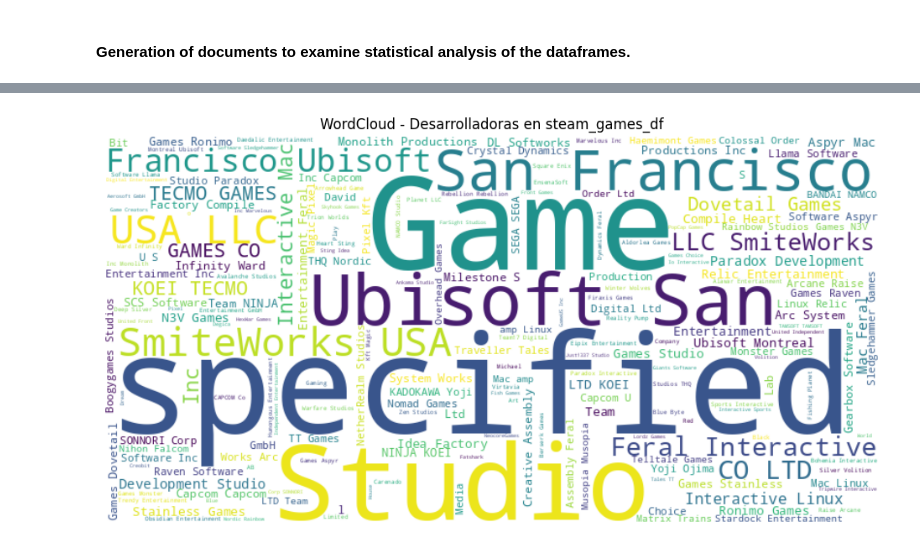
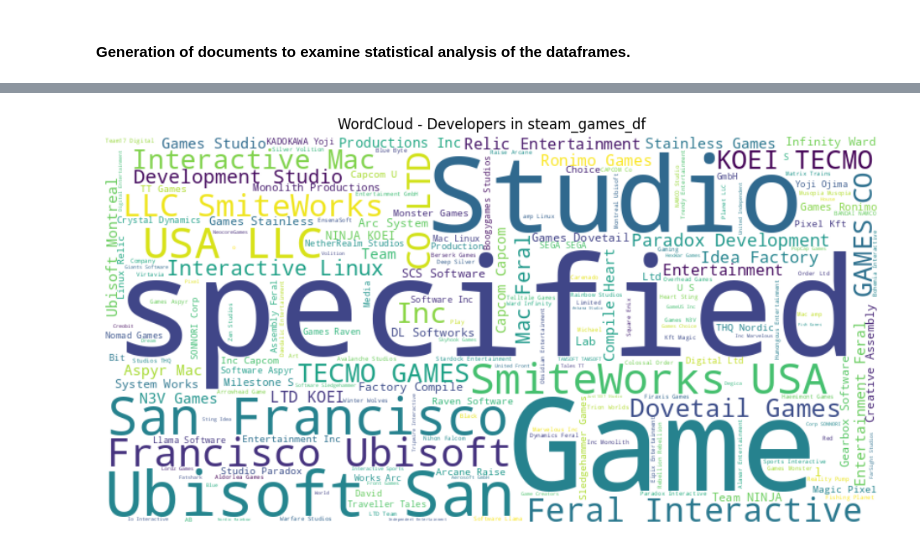
Before and after one commit to Mauro-coder555/Steam-Rec-System, a Jupyter notebook: EDA/EDA.ipynb, the cells around one changed output, grey strips where cells are left out. Saved outputs shown, nothing was run; the diff lists cells and outputs as text; code cells hidden in the pictures.

```diff
--- a/EDA/EDA.ipynb
+++ b/EDA/EDA.ipynb
@@ -73,11 +114,9 @@ plt.show()
 # %%
 wordcloud_developers = WordCloud(width=800, height=400, max_words=200, background_color='white').generate(' '.join(steam_games_df['developer']))
 plt.figure(figsize=(12, 6))
 plt.imshow(wordcloud_developers, interpolation='bilinear')
 plt.axis('off')
-plt.title('WordCloud - Desarrolladoras en steam_games_df')
+plt.title('WordCloud - Developers in steam_games_df')
 plt.show()
-
-plt.show()
 # %% [output]
-[figure, old version]
+[figure, new version]
```
Also changed, not shown: parts of 22 cells of this notebook, 19 other files.
